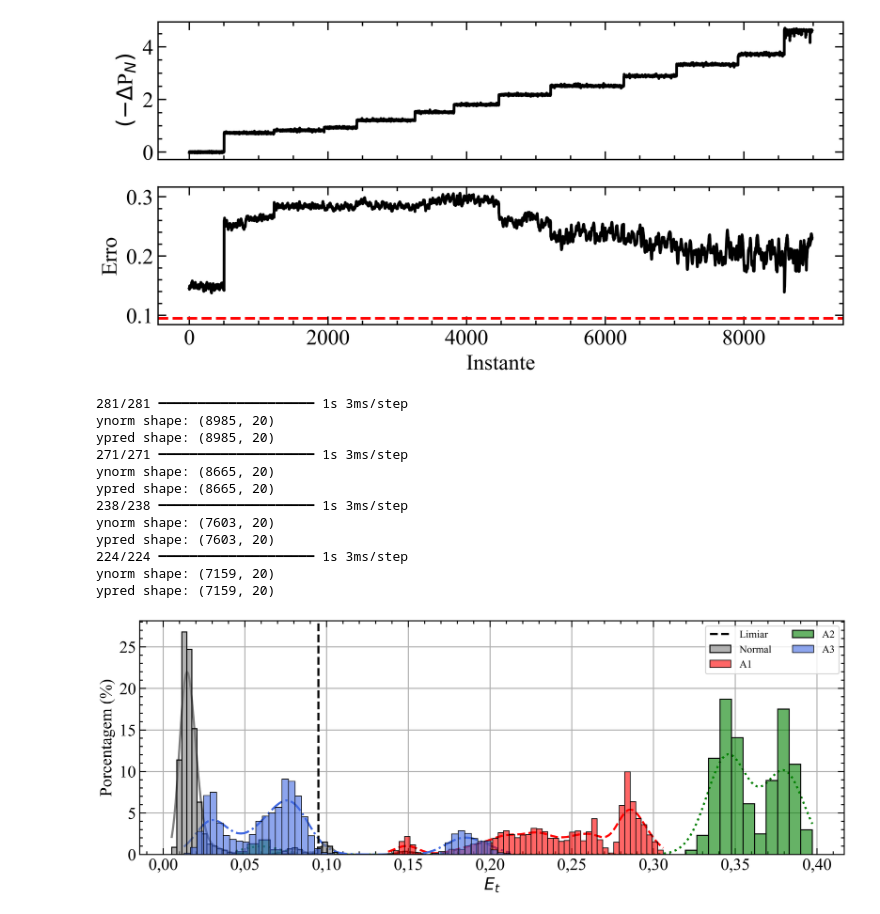
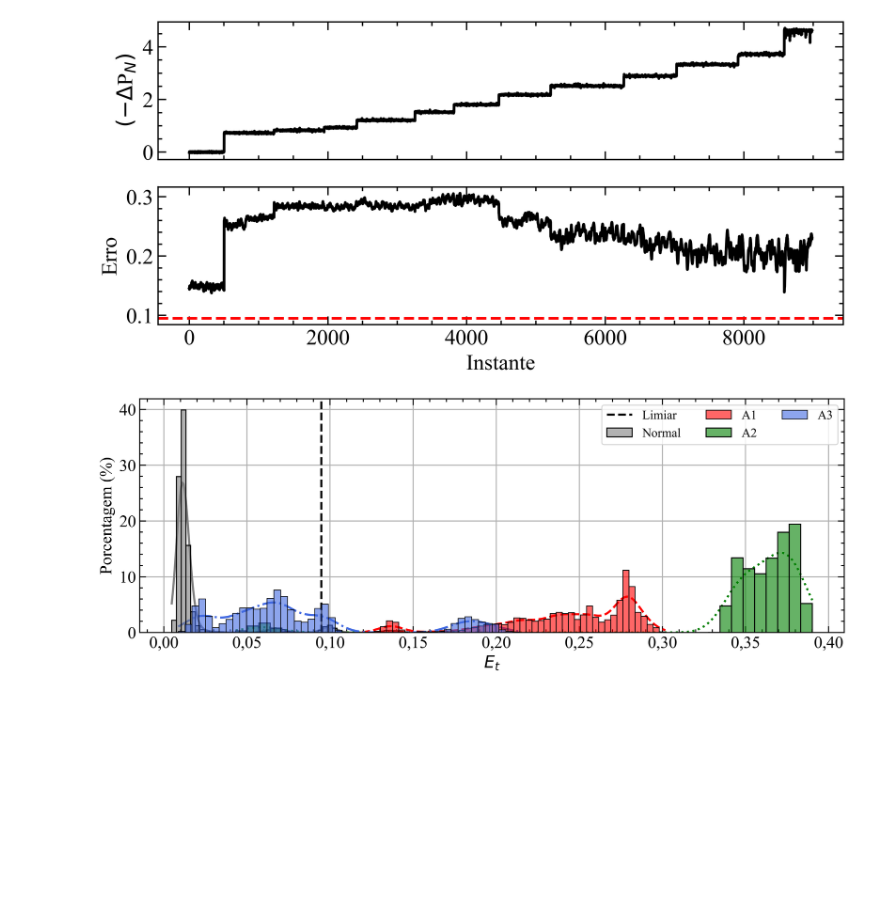
Before and after one commit to ViniMelloeMuller/fluidization-AE, a Jupyter notebook: notebooks/anomalies.ipynb, the cells around one changed output. Saved outputs shown, nothing was run; the diff lists cells and outputs as text; code cells hidden in the pictures; blank space fills up the shorter version.

```diff
--- a/notebooks/anomalies.ipynb
+++ b/notebooks/anomalies.ipynb
@@ -39,6 +39,16 @@ Xanomalies = [data[0] for data in anomalies_data]
 Yanomalies = [data[1] for data in anomalies_data]
 
 Xtransient, Ytransient = folder_to_sequence("ANOMALIAS/Transiente", DEFAULT_WS)
+# %%
+import optuna
+
+study = optuna.load_study(
+    study_name="LSTM-v2",
+    storage="sqlite:///../models/optuna_study.db"
+)
+# study.trials_dataframe()
+
+model_path = study.best_trial.user_attrs["model_path"]
 # %%
 Xscaler = MinMaxScaler_AE()
 Yscaler = MinMaxScaler_AE()
@@ -49,7 +59,7 @@ Yscaler.fit(Ynormal)
 # Xanomalies = [Xscaler.transform(data) for data in Xanomalies]
 # Yanomalies = [Yscaler.transform(data) for data in Yanomalies]
 
-seq2seq = keras.models.load_model("../models/best_model.keras")
+seq2seq = keras.models.load_model(model_path)
 seq2seq.summary()
 # %% [output]
 Model: "sequential"
@@ -146,7 +157,7 @@ def plot_error_dist(
     ax.set_ylabel(r"Porcentagem (%)")
     ax.set_xlabel(r"$E_t$")
     ax.axvline(threshold, color="black", linestyle="--", label="Limiar")
-    ax.legend(ncols=2, loc="upper right", frameon=True, fontsize=10)
+    ax.legend(ncols=3, loc="upper right", frameon=True, fontsize=12)
     # ax.legend(title=f"Janela > Limiar: {get_accuracy(error_dist, threshold) * 100:.2f}%")
     return fig, ax
 
@@ -223,22 +234,10 @@ Text(0.5, 0, 'Instante')
 # %%
 all_errors = [normal_err] + [get_error_dist(xanomaly, yanomaly) for xanomaly, yanomaly in zip(Xanomalies, Yanomalies)]
 all_labels = ["Normal"] + [f"A{i+1}" for i in range(len(Xanomalies))]
 all_colors = ["grey"] + ["red", "green", "royalblue"]
 
-IDX: int = 4
+IDX: int = 6
 fig, ax = plot_error_dist(all_errors[:IDX], threshold, all_colors[:IDX], all_labels[:IDX])
 plt.savefig("../images/error_dist.png", dpi=300, bbox_inches="tight")
 # %% [output]
-281/281 ━━━━━━━━━━━━━━━━━━━━ 1s 3ms/step
-ynorm shape: (8985, 20)
-ypred shape: (8985, 20)
-271/271 ━━━━━━━━━━━━━━━━━━━━ 1s 3ms/step
-ynorm shape: (8665, 20)
-ypred shape: (8665, 20)
-238/238 ━━━━━━━━━━━━━━━━━━━━ 1s 3ms/step
-ynorm shape: (7603, 20)
-ypred shape: (7603, 20)
-224/224 ━━━━━━━━━━━━━━━━━━━━ 1s 3ms/step
-ynorm shape: (7159, 20)
-ypred shape: (7159, 20)
-[figure, old version]
+[figure, new version]
```
Also changed, not shown: parts of 11 cells of this notebook, 6 other files.
